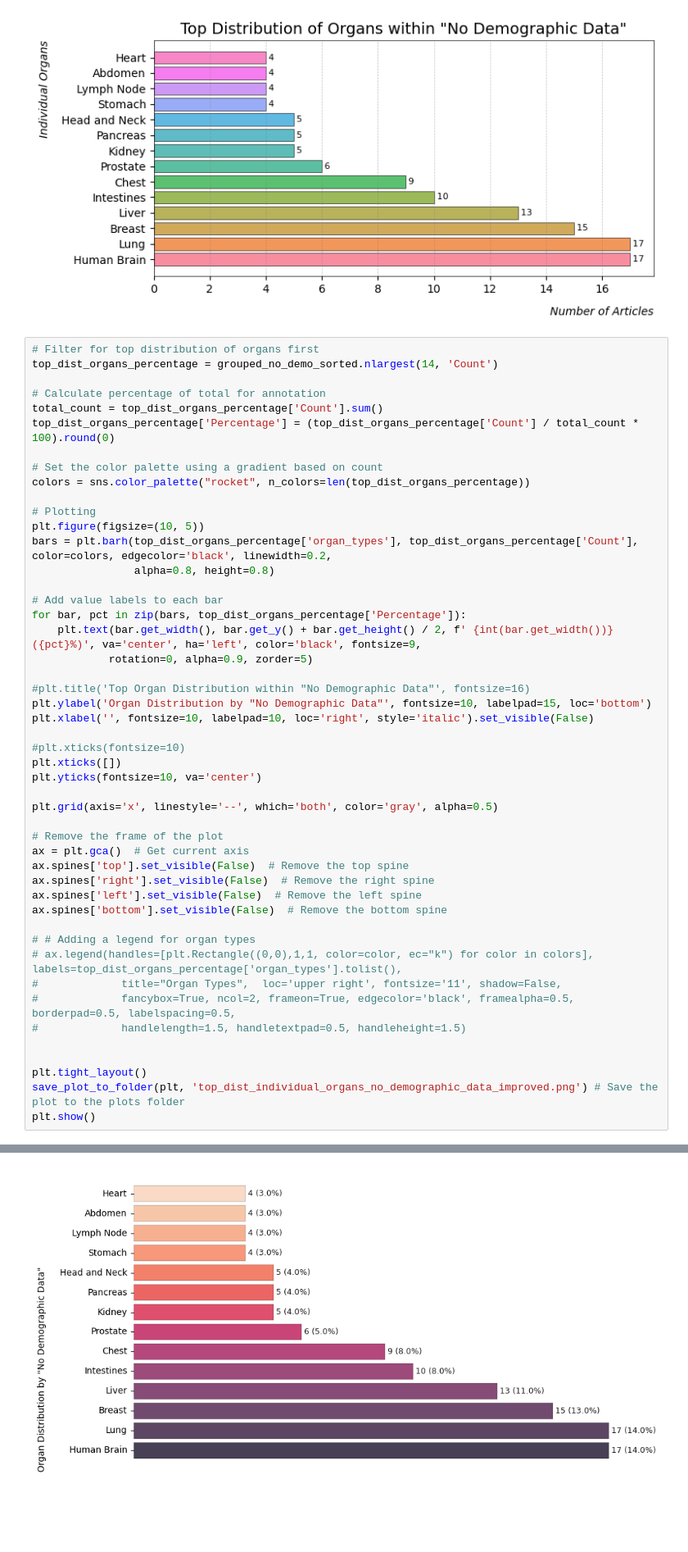
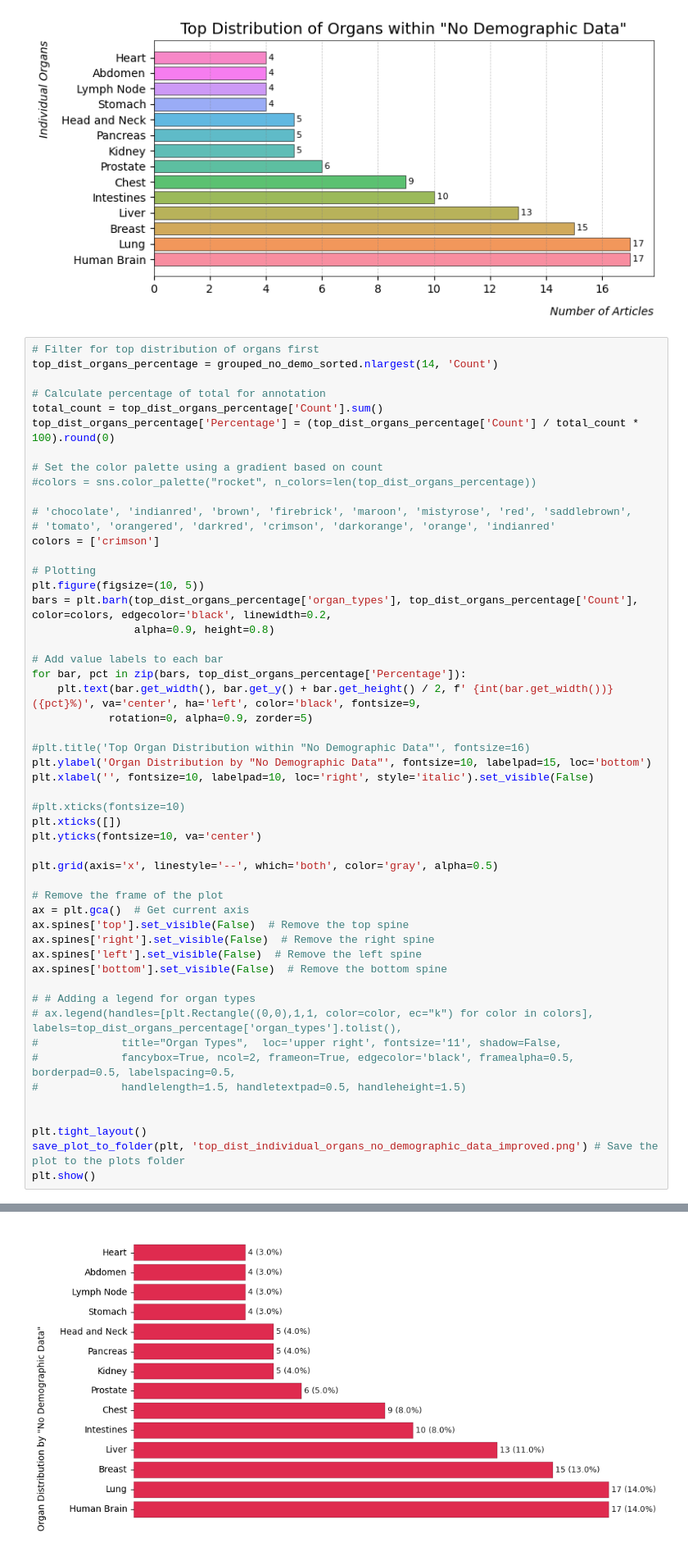
Before and after one commit to yasminsarkhosh/machine-learning-bsc-thesis-2024, a Jupyter notebook: project_submission/00_project/notebooks/05MICCAI_2023_Annotation_Analysis.ipynb, the cells around one changed output, grey strips where cells are left out. Shown: that part at 82% size. Cells and saved outputs as stored; diff of their text form; blank space fills up the shorter version.

```diff
--- a/project_submission/00_project/notebooks/05MICCAI_2023_Annotation_Analysis.ipynb
+++ b/project_submission/00_project/notebooks/05MICCAI_2023_Annotation_Analysis.ipynb
@@ -2062,12 +2069,16 @@ total_count = top_dist_organs_percentage['Count'].sum()
 top_dist_organs_percentage['Percentage'] = (top_dist_organs_percentage['Count'] / total_count * 100).round(0)
 
 # Set the color palette using a gradient based on count
-colors = sns.color_palette("rocket", n_colors=len(top_dist_organs_percentage))
+#colors = sns.color_palette("rocket", n_colors=len(top_dist_organs_percentage))
+
+# 'chocolate', 'indianred', 'brown', 'firebrick', 'maroon', 'mistyrose', 'red', 'saddlebrown',
+# 'tomato', 'orangered', 'darkred', 'crimson', 'darkorange', 'orange', 'indianred'
+colors = ['crimson']
 
 # Plotting
 plt.figure(figsize=(10, 5))
 bars = plt.barh(top_dist_organs_percentage['organ_types'], top_dist_organs_percentage['Count'], color=colors, edgecolor='black', linewidth=0.2,
-                alpha=0.8, height=0.8)
+                alpha=0.9, height=0.8)
 
 # Add value labels to each bar
 for bar, pct in zip(bars, top_dist_organs_percentage['Percentage']):
@@ -2076,34 +2087,34 @@ for bar, pct in zip(bars, top_dist_organs_percentage['Percentage']):
 
 #plt.title('Top Organ Distribution within "No Demographic Data"', fontsize=16)
 plt.ylabel('Organ Distribution by "No Demographic Data"', fontsize=10, labelpad=15, loc='bottom')
 plt.xlabel('', fontsize=10, labelpad=10, loc='right', style='italic').set_visible(False)
 
 #plt.xticks(fontsize=10)
 plt.xticks([])
 plt.yticks(fontsize=10, va='center')
 
 plt.grid(axis='x', linestyle='--', which='both', color='gray', alpha=0.5)
 
 # Remove the frame of the plot
 ax = plt.gca()  # Get current axis
 ax.spines['top'].set_visible(False)  # Remove the top spine
 ax.spines['right'].set_visible(False)  # Remove the right spine
 ax.spines['left'].set_visible(False)  # Remove the left spine
 ax.spines['bottom'].set_visible(False)  # Remove the bottom spine
 
 # # Adding a legend for organ types
 # ax.legend(handles=[plt.Rectangle((0,0),1,1, color=color, ec="k") for color in colors], labels=top_dist_organs_percentage['organ_types'].tolist(),
 #             title="Organ Types",  loc='upper right', fontsize='11', shadow=False,
 #             fancybox=True, ncol=2, frameon=True, edgecolor='black', framealpha=0.5, borderpad=0.5, labelspacing=0.5,
 #             handlelength=1.5, handletextpad=0.5, handleheight=1.5)
 
 
 plt.tight_layout()
 save_plot_to_folder(plt, 'top_dist_individual_organs_no_demographic_data_improved.png') # Save the plot to the plots folder
 plt.show()
 # %% [output]
 Plot saved to 05MICCAI_notebook_data_visualization/top_dist_individual_organs_no_demographic_data_improved.png
-[figure, old version]
+[figure, new version]
 # %%
 # Read the cleaned annotation data
 df1 = pd.read_csv(filename)
```
Also changed, not shown: parts of 11 cells of this notebook, 48 other files.
